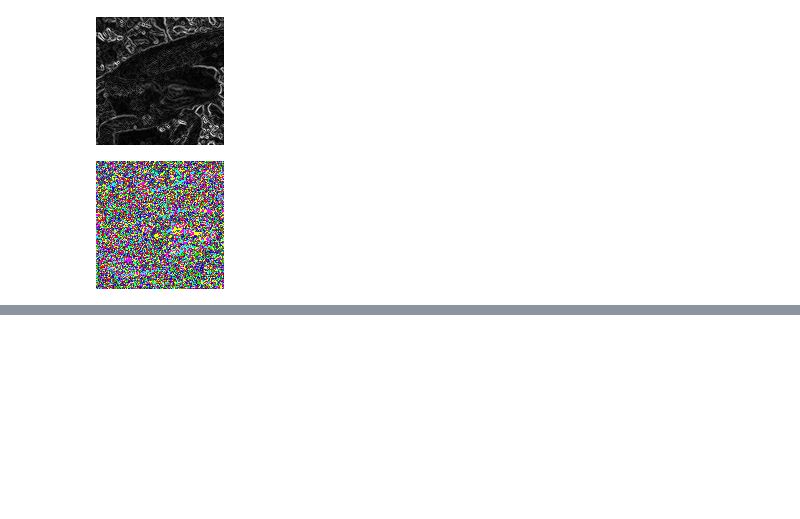
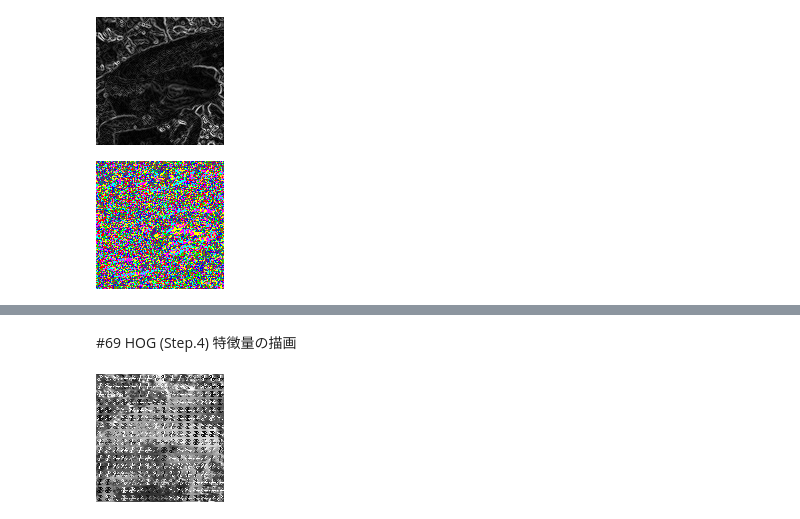
Before and after one commit to katoyu/image-processing-100training, a Jupyter notebook: 画像処理100本ノック61_70.ipynb, the cells around one changed output, grey strips where cells are left out. Saved outputs shown, nothing was run; the diff lists cells and outputs as text; code cells hidden in the pictures; blank space fills up the shorter version.

```diff
--- a/画像処理100本ノック61_70.ipynb
+++ b/画像処理100本ノック61_70.ipynb
@@ -418,0 +526,77 @@ cv2_imshow(out)
+# %% [markdown]
+#69 HOG (Step.4) 特徴量の描画
+# %%
+import cv2
+import numpy as np
+import matplotlib.pyplot as plt
+
+# Read image
+img = cv2.imread("imori.jpg").astype(np.float32)
+H, W, C = img.shape
+
+# Grayscale
+gray = 0.2126 * img[..., 2] + 0.7152 * img[..., 1] + 0.0722 * img[..., 0]
+
+# Magnitude and gradient
+gray = np.pad(gray, (1, 1), 'edge')
+
+gx = gray[1:H+1, 2:] - gray[1:H+1, :W]
+gy = gray[2:, 1:W+1] - gray[:H, 1:W+1]
+gx[gx == 0] = 0.000001
+
+mag = np.sqrt(gx ** 2 + gy ** 2)
+gra = np.arctan(gy / gx)
+gra[gra<0] = np.pi / 2 + gra[gra < 0] + np.pi / 2
+
+# Gradient histogram
+gra_n = np.zeros_like(gra, dtype=np.int)
+
+d = np.pi / 9
+for i in range(9):
+    gra_n[np.where((gra >= d * i) & (gra <= d * (i+1)))] = i
+
+
+N = 8
+HH = H // N
+HW = W // N
+Hist = np.zeros((HH, HW, 9), dtype=np.float32)
+for y in range(HH):
+    for x in range(HW):
+        for j in range(N):
+            for i in range(N):
+                Hist[y, x, gra_n[y*4+j, x*4+i]] += mag[y*4+j, x*4+i]
+
+#正規化
+C = 3
+eps = 1
+for y in range(HH):
+    for x in range(HW):
+        hist[y, x] /= np.sqrt(np.sum(hist[max(y-1, 0):min(y+2, HH), max(x-1, 0):min(x+2, HW) ] ** 2) + eps)
+
+#描画
+out = gray[1:H+1, 1:W+1].copy().astype(np.uint8)
+
+for y in range(HH):
+    for x in range(HW):
+        cx = x * N + N // 2
+        cy = y * N + N // 2
+        x1 = cx + N // 2 - 1
+        y1 = cy
+        x2 = cx - N // 2 + 1
+        y2 = cy
+
+        h = Hist[y, x] / np.sum(Hist[y, x])
+        h /= h.max()
+
+        for c in range(9):
+            angle = (20 * c + 10) / 180. * np.pi
+            rx = int(np.sin(angle) * (x1 - cx) + np.cos(angle) * (y1 - cy) + cx)
+            ry = int(np.cos(angle) * (x1 - cx) - np.cos(angle) * (y1 - cy) + cy)
+            lx = int(np.sin(angle) * (x2 - cx) + np.cos(angle) * (y2 - cy) + cx)
+            ly = int(np.cos(angle) * (x2 - cx) - np.cos(angle) * (y2 - cy) + cy)
+            c = int(255. * h[c])
+            cv2.line(out, (lx, ly), (rx, ry), (c, c, c), thickness=1)
+
+cv2_imshow(out)
+# %% [output]
+[figure, added]
```
Also changed, not shown: parts of 5 cells of this notebook.
